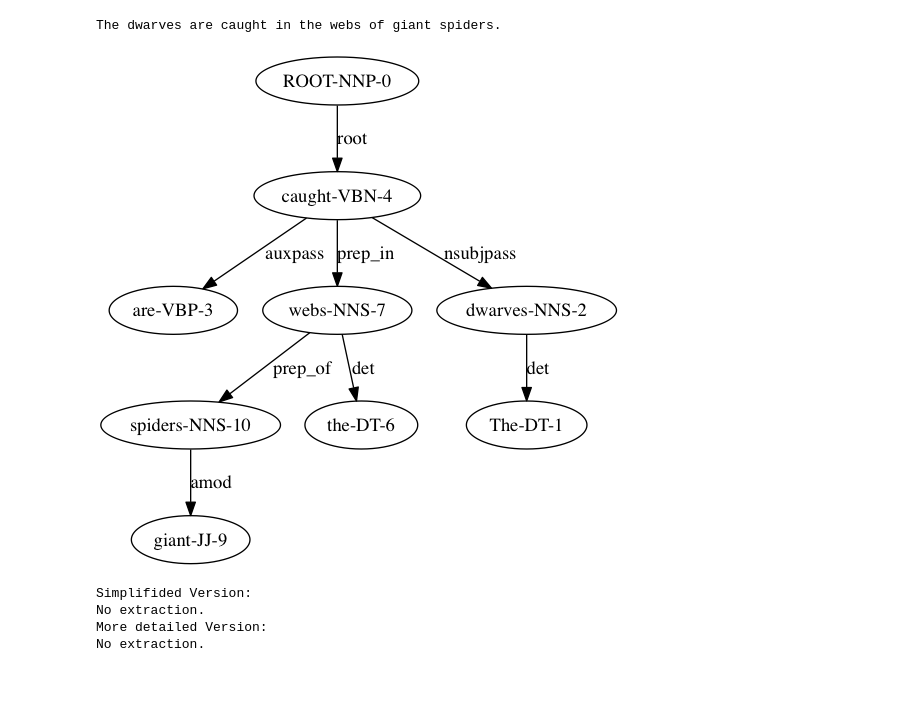
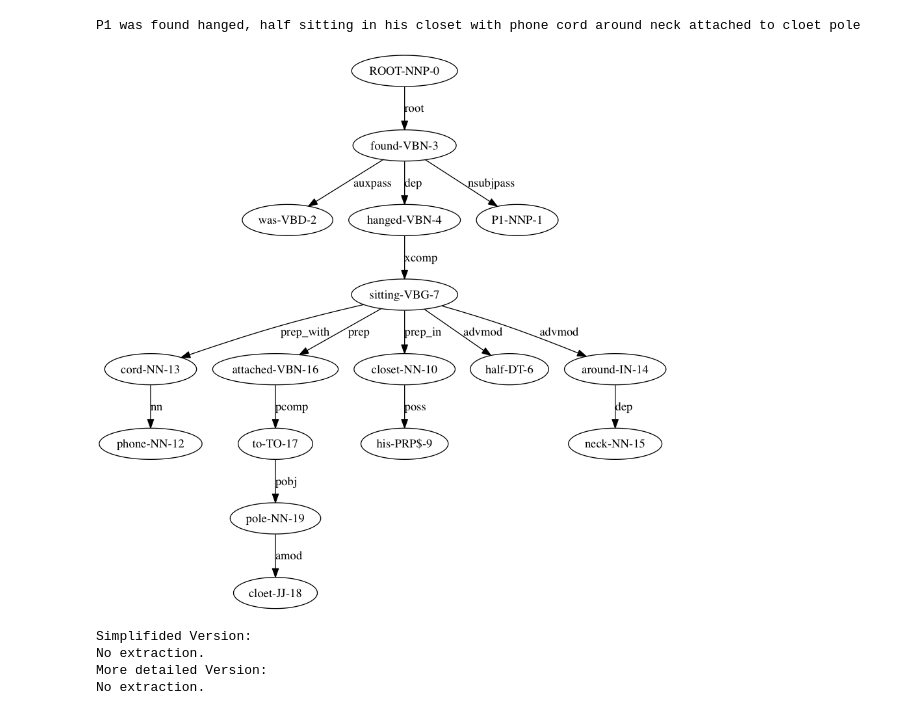
Before and after one commit to kwang1993/Story-Miner, a Jupyter notebook: final_version_relex/base_codes/RE_behnam_test.ipynb, the cells around one changed output. Saved outputs shown, nothing was run; the diff lists cells and outputs as text; code cells hidden in the pictures; blank space fills up the shorter version.

```diff
--- a/final_version_relex/base_codes/RE_behnam_test.ipynb
+++ b/final_version_relex/base_codes/RE_behnam_test.ipynb
@@ -73,38 +73,38 @@ annotator = Annotator()
 #t_orig = "Mary gave xyz to Lennie."
 #t_orig = "Mary escaped from the city."
 #t_orig = "Bilbo starts an adventure in the hobbit story. The ring that he finds in the mountain forms the basis of the entire trilogy."
-t_orig = "The dwarves are caught in the webs of giant spiders."#, and Bilbo must rescue the dwarves and Gandalf with Bilbo's sword and magic ring."
+t_orig = "P1 was found hanged, half sitting in his closet with phone cord around neck attached to cloet pole"#, and Bilbo must rescue the dwarves and Gandalf with Bilbo's sword and magic ring."
 
 #t_orig = t_orig.replace("-",".")
 t_orig = t_orig.replace("(","")
 t_orig = t_orig.replace(")","")
 #t_orig = change_nt_to_not(t_orig)
 t_orig = clean_sent(t_orig)
 t_sentences = sent_tokenize(t_orig)
 for t in t_sentences:
     print t
     t_annotated = annotator.getAnnotations(t, dep_parse=True)
     #print t_annotated
     dep = t_annotated['dep_parse']
     g_dir = create_dep_graph(t_annotated)
     if g_dir is None:
         print "No extraction found"
         continue
     #if SHOW_DP_PLOTS:
     plot_dep(g_dir,t)
     g_undir = g_dir.to_undirected()
     rels_pure, rels_simp = get_relations(g_dir, t_annotated,EXTRACT_NESTED_PREPOSITIONS_RELS=True, option="SVO")
     #rels_pure, rels_simp = get_relations_n_aray(g_dir, t_annotated, option="SVO")
     #print rels_pure
     #print "simplified"
     #print rels_simp
     print "Simplifided Version:"
     print_relations(rels_simp)
     print "More detailed Version:"
     print_relations(rels_pure)
 # %% [output]
-The dwarves are caught in the webs of giant spiders.
+P1 was found hanged, half sitting in his closet with phone cord around neck attached to cloet pole
-[figure, old version]
+[figure, new version]
 Simplifided Version:
 No extraction.
 More detailed Version:
```
Also changed, not shown: 5 other files.
